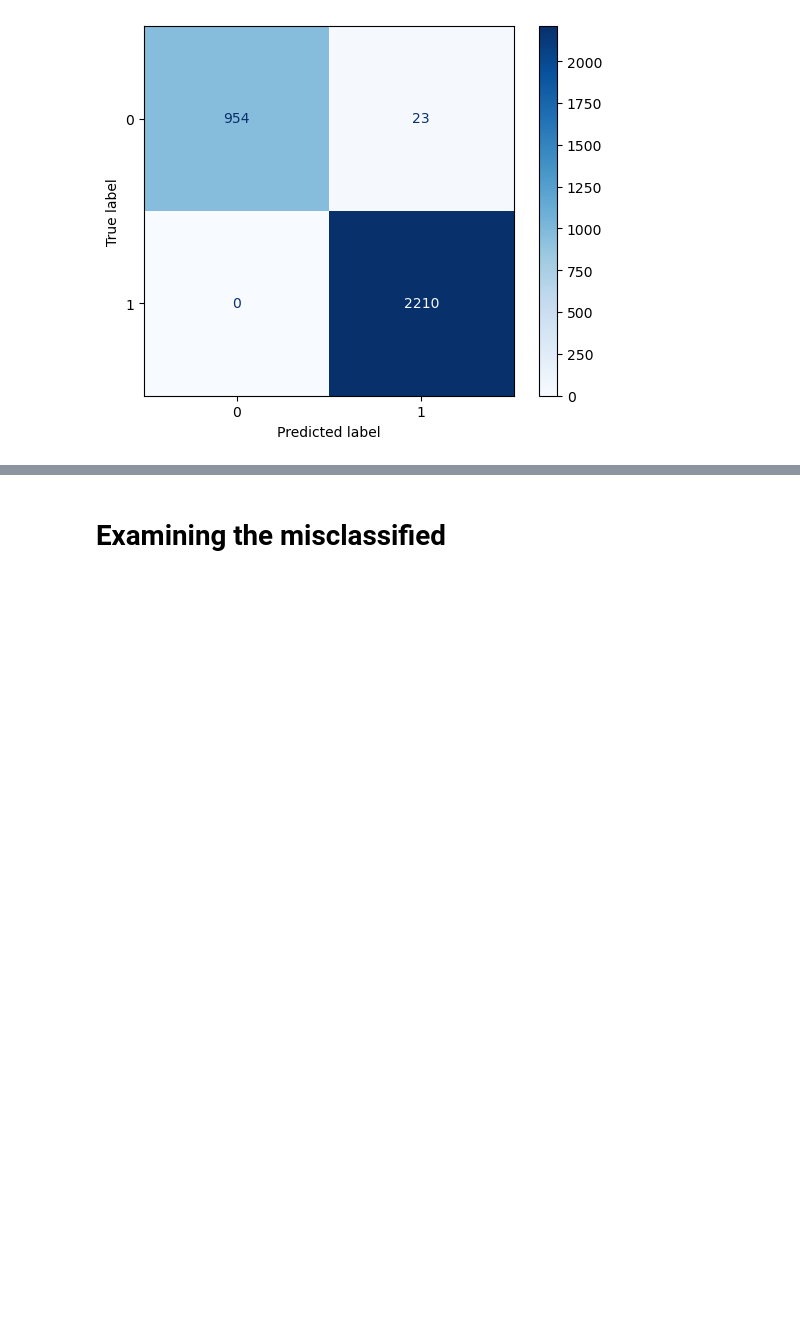
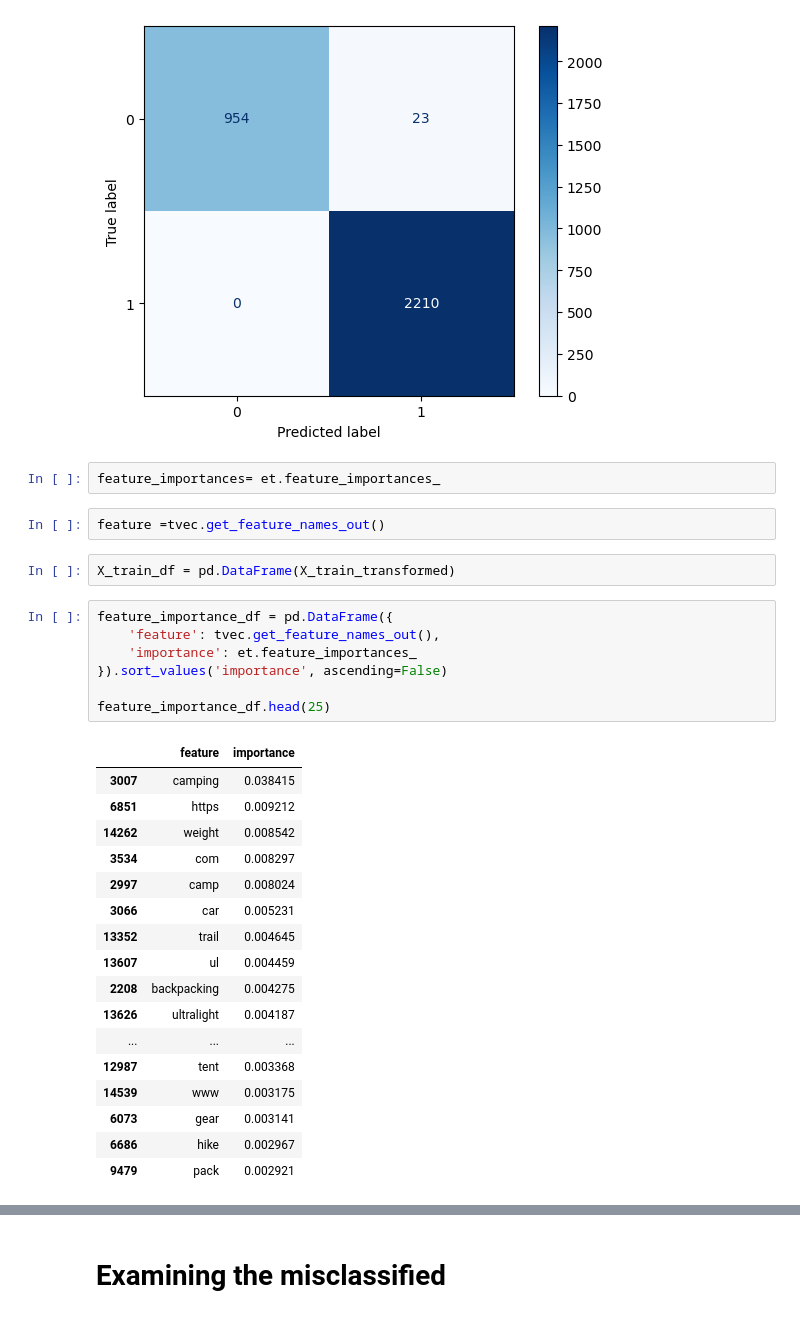
Before and after one commit to kellsweig/Reddit-Project-Classification-and-NLP, a Jupyter notebook: Model Development.ipynb, the cells around one changed output, grey strips where cells are left out. Drawn from its saved outputs; the diff is of its cells as text; blank space fills up the shorter version.

```diff
--- a/Model Development.ipynb
+++ b/Model Development.ipynb
@@ -322,3 +332,34 @@ et_preds = et.predict(X_test_transformed)
 ConfusionMatrixDisplay.from_predictions(y_test, et_preds, cmap='Blues');
 # %% [output]
 [figure]
+# %%
+feature_importances= et.feature_importances_
+# %%
+feature =tvec.get_feature_names_out()
+# %%
+X_train_df = pd.DataFrame(X_train_transformed)
+# %%
+feature_importance_df = pd.DataFrame({
+    'feature': tvec.get_feature_names_out(),
+    'importance': et.feature_importances_
+}).sort_values('importance', ascending=False)
+
+feature_importance_df.head(25)
+# %% [output]
+|  | feature | importance |
+| 3007 | camping | 0.038415 |
+| 6851 | https | 0.009212 |
+| 14262 | weight | 0.008542 |
+| 3534 | com | 0.008297 |
+| 2997 | camp | 0.008024 |
+| 3066 | car | 0.005231 |
+| 13352 | trail | 0.004645 |
+| 13607 | ul | 0.004459 |
+| 2208 | backpacking | 0.004275 |
+| 13626 | ultralight | 0.004187 |
+| ... | ... | ... |
+| 12987 | tent | 0.003368 |
+| 14539 | www | 0.003175 |
+| 6073 | gear | 0.003141 |
+| 6686 | hike | 0.002967 |
+| 9479 | pack | 0.002921 |
```
Also changed, not shown: parts of 22 cells of this notebook, 4 other files.
